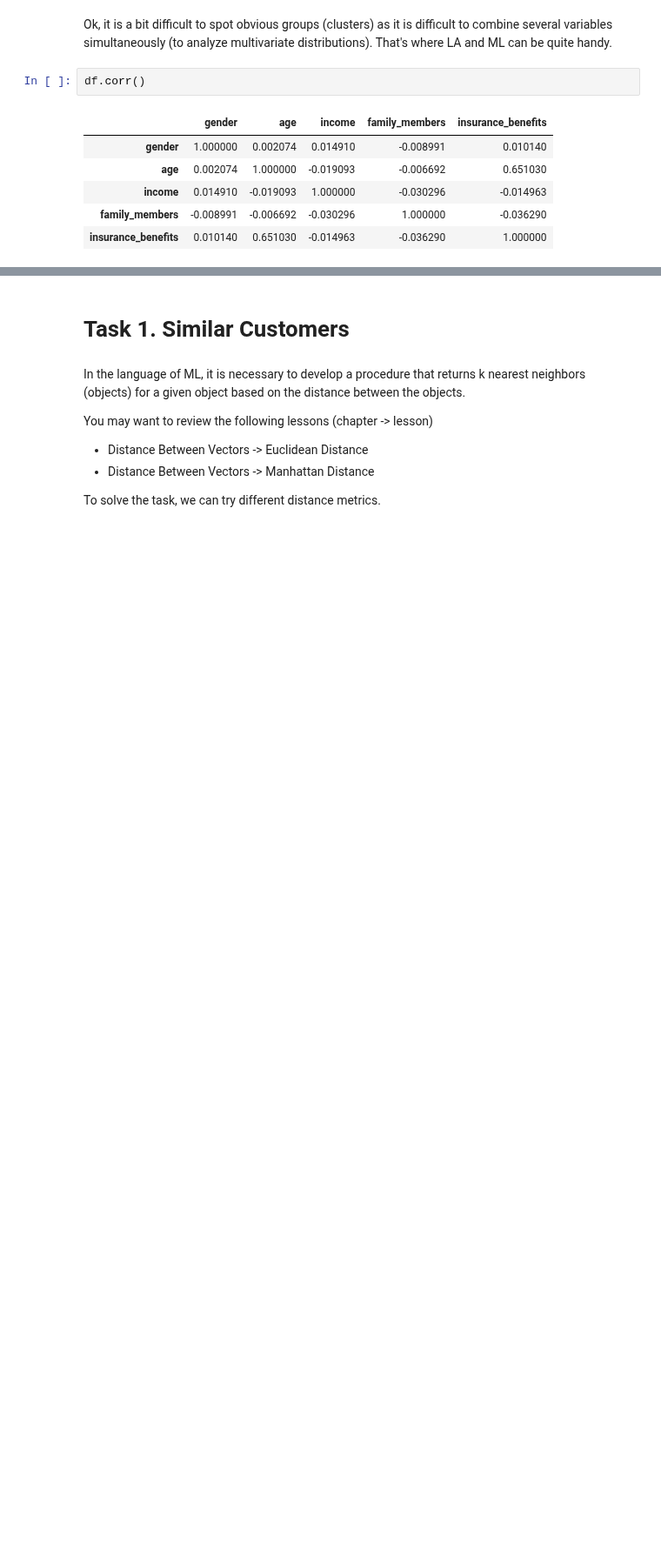
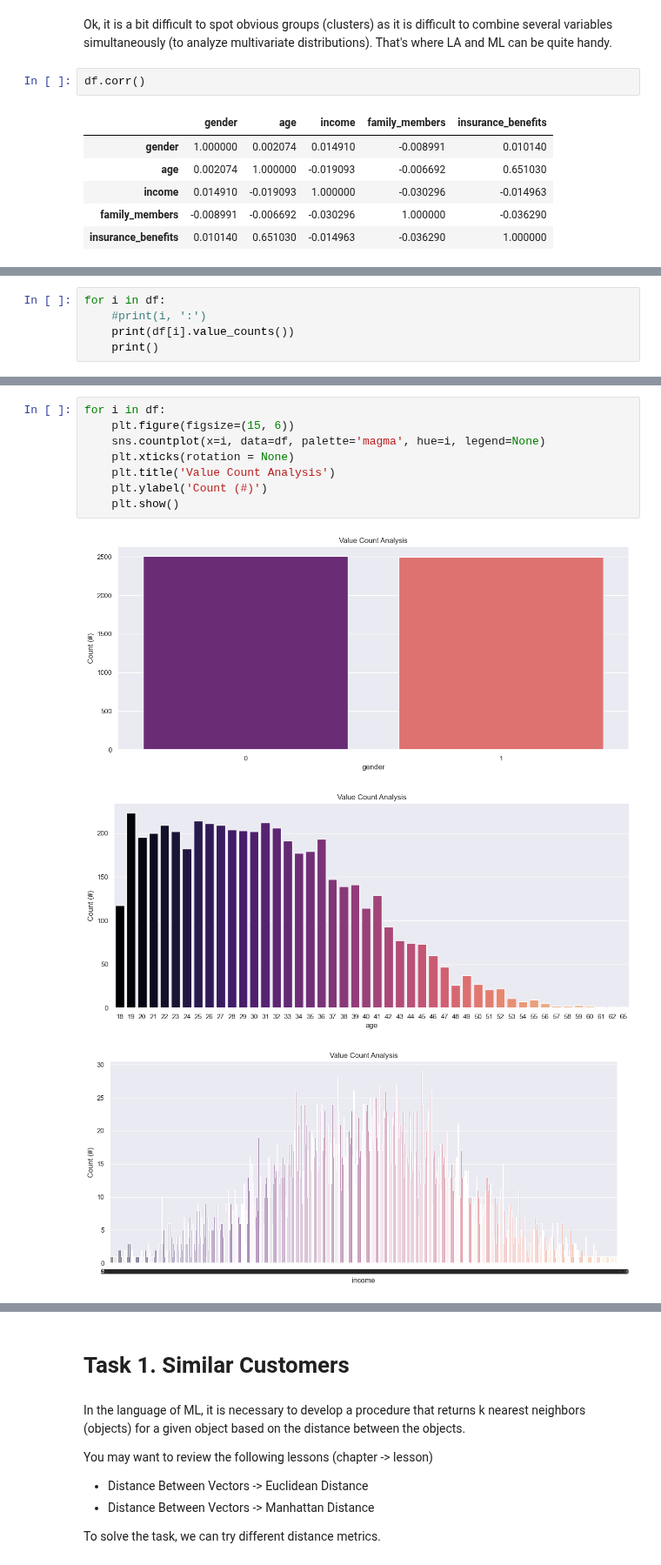
Before and after one commit to mattamx/Projects, a Jupyter notebook: TripleTen Projects/Sprint 11 - Linear Algebra/Linear Algebra.ipynb, the cells around one changed output, grey strips where cells are left out. Shown at 87% size. Cells and saved outputs as stored; diff of their text form; blank space fills up the shorter version.

```diff
--- a/TripleTen Projects/Sprint 11 - Linear Algebra/Linear Algebra.ipynb
+++ b/TripleTen Projects/Sprint 11 - Linear Algebra/Linear Algebra.ipynb
@@ -175,0 +196,5 @@ df.corr()
+# %%
+for i in df:
+    #print(i, ':')
+    print(df[i].value_counts())
+    print()
@@ -175,0 +219,12 @@ df.corr()
+# %%
+for i in df:
+    plt.figure(figsize=(15, 6))
+    sns.countplot(x=i, data=df, palette='magma', hue=i, legend=None)
+    plt.xticks(rotation = None)
+    plt.title('Value Count Analysis')
+    plt.ylabel('Count (#)')
+    plt.show()
+# %% [output]
+[figure, added]
+[figure, added]
+[figure, added]
```
Also changed, not shown: parts of 13 cells of this notebook, 5 other files.
